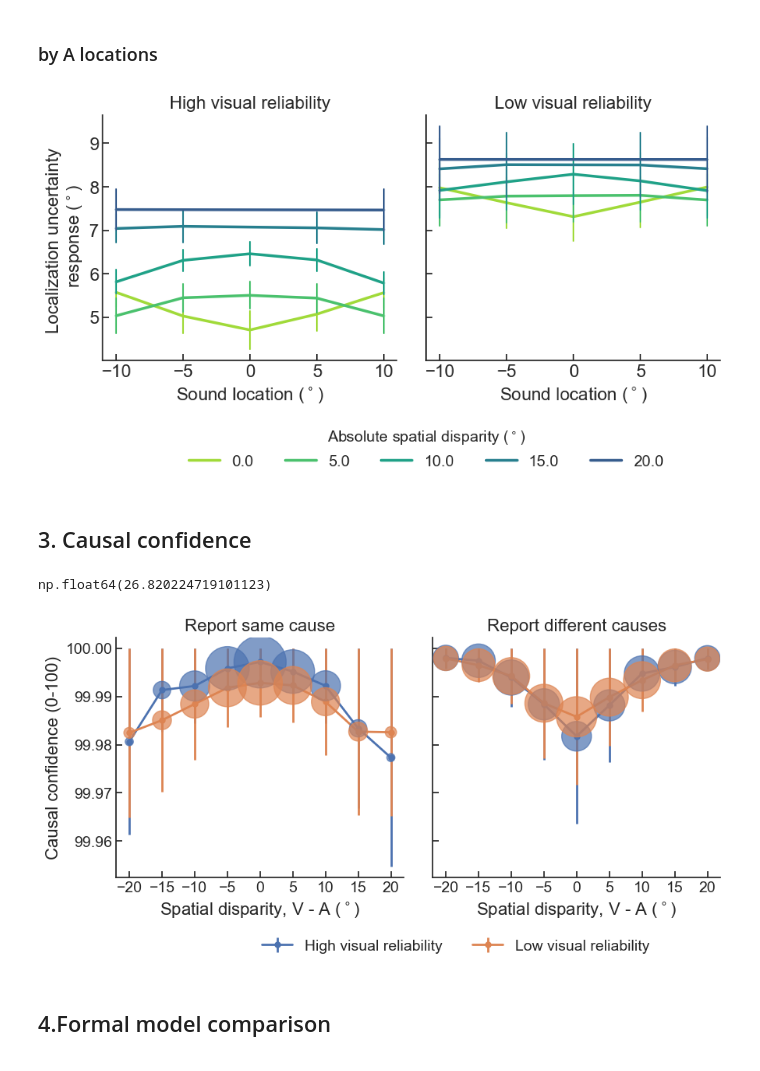
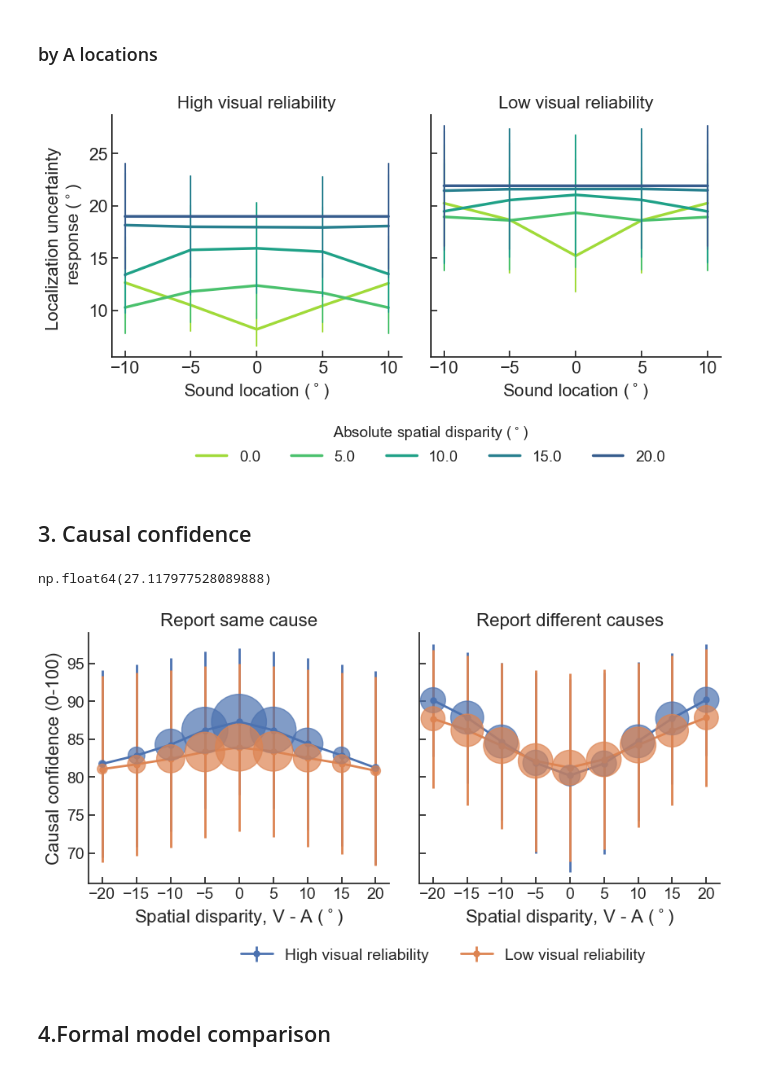
Before and after one commit to wenshu2022/BCI-confidence-VE, a Jupyter notebook: Analysis/Model_evaluation_with_beh_data.ipynb, the cells around one changed output. Drawn from its saved outputs; the diff is of its cells as text; code cells hidden in the pictures.

```diff
--- a/Analysis/Model_evaluation_with_beh_data.ipynb
+++ b/Analysis/Model_evaluation_with_beh_data.ipynb
@@ -23,7 +23,7 @@ plot_path = 'M:\\1confiProj\\Analysis\\output\\'
 device is : cpu
 # %%
 ### prepare model simulation data
-m_label = 'with_dn_linear'
+m_label = 'with_dn'
 m_lst= [2]
 ev=ModelEvaluator(m_label)
 df_sim_lst = []
@@ -762,7 +771,7 @@ for vrel in ['High', 'Low']:
     for row, sources in enumerate([1, 2]):
         for col, visloc in enumerate([0, 5, 10]):
             plot_raw_rep_all(
-                df=df_sim.loc[df_sim.Sources == sources],
+                df=df_sim.loc[(df_sim.Sources == sources)&(df_sim.m_id==2)],
                 rel=vrel,
                 ax=axs[row, col],
                 visloc=visloc,
@@ -862,7 +871,7 @@ axs[0].set_title('High visual reliability', fontsize=fontsize)
 axs[1].set_title('Low visual reliability', fontsize=fontsize)
 plt.savefig(os.path.join(plot_path, 'models', 'M_ci_by_causal_disp_and_audloc.png'), bbox_inches='tight', dpi=300)
 # %% [output]
-[figure, old version]
+[figure, new version]
 # %% [markdown]
 ## 3. Causal confidence
 # %%
@@ -871,28 +880,28 @@ sim_min, sim_max = get_global_min_max(df=df_sim, groupvar=['delta_VA', 'sub_id']
 beh_min, beh_max = get_global_min_max(df=df_beh, groupvar=['delta_VA', 'sub_id'], modality='A')
 sim_max/beh_max
 # %% [output]
-np.float64(26.820224719101123)
+np.float64(27.117977528089888)
 # %%
 fig, axs = plt.subplots(figsize=(10, 4), ncols=2, nrows=1, sharey=True,
                         gridspec_kw={'wspace': 0.1}
                         )
-plot_casual_conf(df=df_sim.loc[df_sim.Sources==1],ax=axs[0],
+plot_casual_conf(df=df_sim.loc[(df_sim.Sources==1)&(df_sim.m_id==2)],ax=axs[0],
                  #trial_type='A',
                  scale=True,
                  k=26,
                  leg=False)
-plot_casual_conf(df=df_sim.loc[df_sim.Sources==2],ax=axs[1],
+plot_casual_conf(df=df_sim.loc[(df_sim.Sources==2)&(df_sim.m_id==2)],ax=axs[1],
                  #trial_type='A',
                  scale=True,
                  k=26,
                  leg=True)
 
 axs[0].set_title('Report same cause', fontsize=fontsize, y=1)
 axs[1].set_title('Report different causes', fontsize=fontsize, y=1)
 
 axs[0].set_ylabel('Causal confidence (0-100)', fontsize=fontsize)
 fig.savefig(os.path.join(plot_path, 'models', "M_causal_conf.png"), dpi=300, bbox_inches="tight")
 # %% [output]
-[figure, old version]
+[figure, new version]
 # %% [markdown]
 ## 4.Formal model comparison
```
Also changed, not shown: parts of 13 cells of this notebook, 53 other files.
